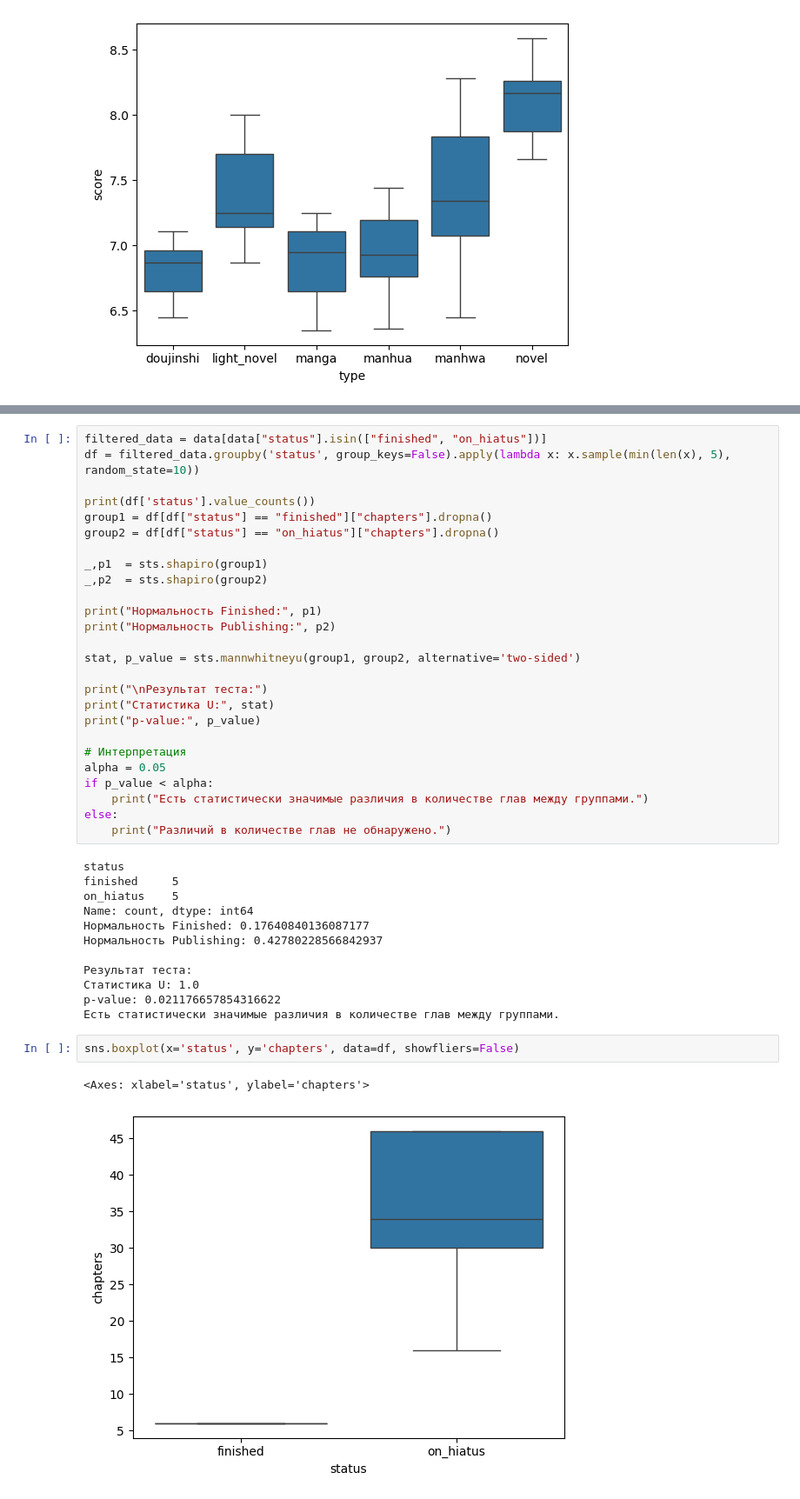
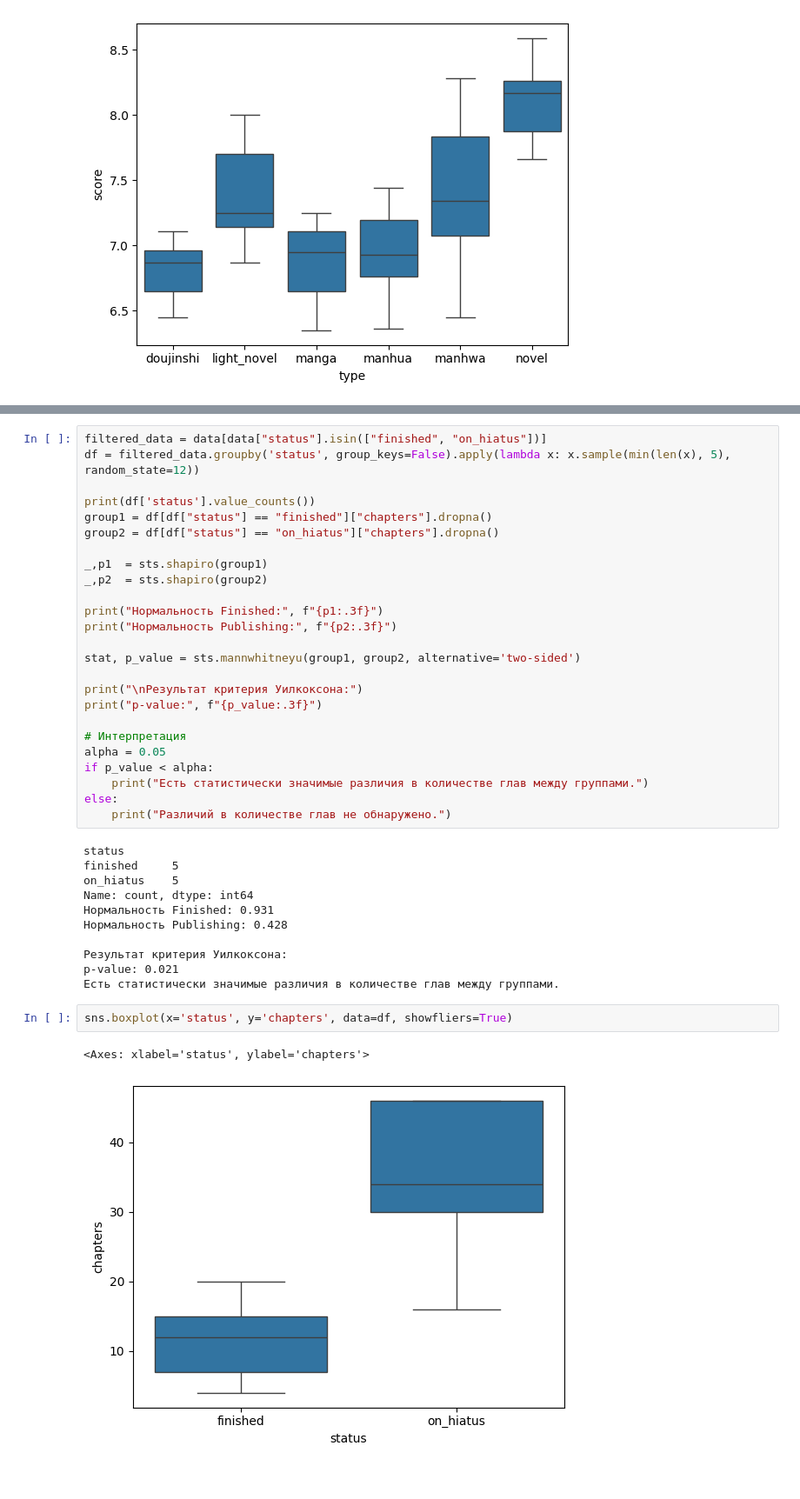
Before and after one commit to Slava55555/EconometricsAndStatistics, a Jupyter notebook: scripts/lab6.ipynb, the cells around one changed output, grey strips where cells are left out. Shown at 87% size. Drawn from its saved outputs; the diff is of its cells as text.

```diff
--- a/scripts/lab6.ipynb
+++ b/scripts/lab6.ipynb
@@ -67,6 +66,6 @@ sns.boxplot(x='type', y='score', data=sample_df, showfliers=False)
 # %%
 filtered_data = data[data["status"].isin(["finished", "on_hiatus"])]
-df = filtered_data.groupby('status', group_keys=False).apply(lambda x: x.sample(min(len(x), 5), random_state=10))
+df = filtered_data.groupby('status', group_keys=False).apply(lambda x: x.sample(min(len(x), 5), random_state=12))
 
 print(df['status'].value_counts())
 group1 = df[df["status"] == "finished"]["chapters"].dropna()
@@ -75,14 +74,13 @@ group2 = df[df["status"] == "on_hiatus"]["chapters"].dropna()
 _,p1  = sts.shapiro(group1)
 _,p2  = sts.shapiro(group2)
 
-print("Нормальность Finished:", p1)
-print("Нормальность Publishing:", p2)
+print("Нормальность Finished:", f"{p1:.3f}")
+print("Нормальность Publishing:", f"{p2:.3f}")
 
 stat, p_value = sts.mannwhitneyu(group1, group2, alternative='two-sided')
 
-print("\nРезультат теста:")
-print("Статистика U:", stat)
-print("p-value:", p_value)
+print("\nРезультат критерия Уилкоксона:")
+print("p-value:", f"{p_value:.3f}")
 
 # Интерпретация
 alpha = 0.05
@@ -95,15 +93,14 @@ status
 finished     5
 on_hiatus    5
 Name: count, dtype: int64
-Нормальность Finished: 0.17640840136087177
-Нормальность Publishing: 0.42780228566842937
+Нормальность Finished: 0.931
+Нормальность Publishing: 0.428
 
-Результат теста:
-Статистика U: 1.0
-p-value: 0.021176657854316622
+Результат критерия Уилкоксона:
+p-value: 0.021
 Есть статистически значимые различия в количестве глав между группами.
 # %%
-sns.boxplot(x='status', y='chapters', data=df, showfliers=False)
+sns.boxplot(x='status', y='chapters', data=df, showfliers=True)
 # %% [output]
 <Axes: xlabel='status', ylabel='chapters'>
-[figure, old version]
+[figure, new version]
```
Also changed, not shown: parts of 2 cells of this notebook.
